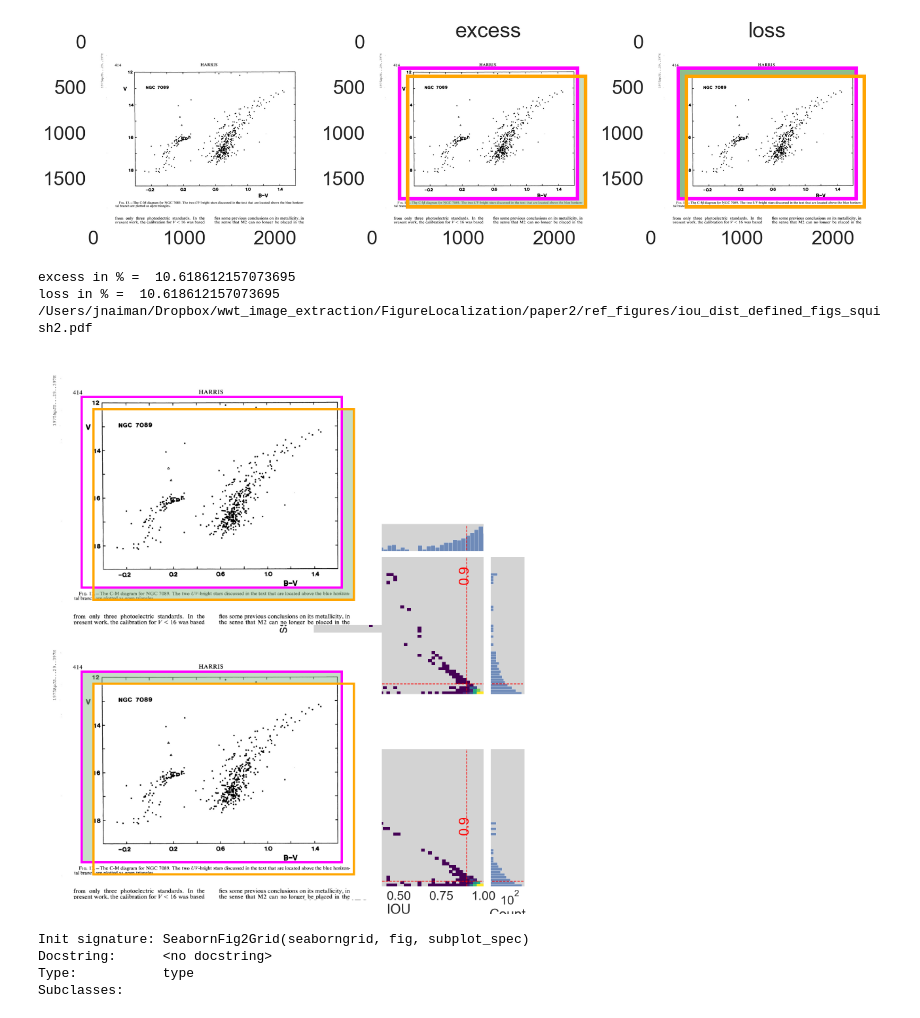
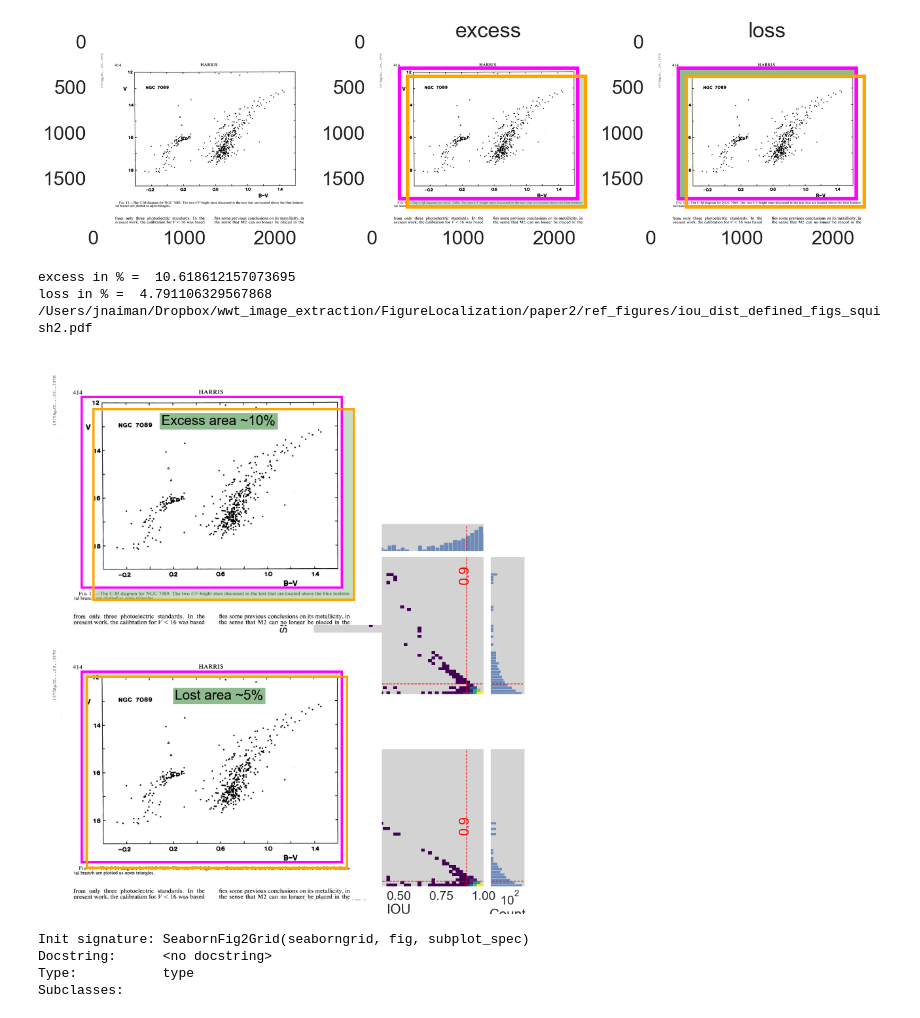
Before and after one commit to ReadingTimeMachine/digitization_at_high_localization, a Jupyter notebook: iou_vs_metrics_of_interest.ipynb, the cells around one changed output. Drawn from its saved outputs; the diff is of its cells as text; code cells hidden in the pictures.

Commit message:
text

```diff
--- a/iou_vs_metrics_of_interest.ipynb
+++ b/iou_vs_metrics_of_interest.ipynb
@@ -1145,9 +1145,12 @@ mg1 = SeabornFig2Grid(gl, fig, gs[1,1])
 # -------- END PLACEMENT ------------
 
 # fake plots
+txtcol = 'black'
 ax1 = plt.subplot(gs[0, 0])
 ax1.imshow(img)
-add_excess(ax1)
+add_excess(ax1)#, set_title='Excess')
+ax1.text(1000-100,500,'Excess area ~10%',backgroundcolor=fill_col, color=txtcol)
+
 #ax1.set_anchor('C')
 # # finally, set new location/dimensions of the axes
 # ax1.set_position([box1.x0, new_bottom1, w1, new_h1])
@@ -1156,8 +1159,9 @@ add_excess(ax1)
 # fake plots
 ax2 = plt.subplot(gs[1, 0])
 ax2.imshow(img)
+ax2.text(1000,500,'Lost area ~5%',backgroundcolor=fill_col, color=txtcol)
 #ax2.set_anchor('C')
-add_loss(ax2)
+add_loss(ax2,dx=40,dy=40)
 
 for a in [ax1,ax2]:
     a.xaxis.set_visible(False)
@@ -1229,35 +1233,35 @@ gl.ax_joint.add_patch(rectf)
 # xmin, ymin, w, h
 #gs.tight_layout(fig, rect=[-0.25, -0.03, 1.2, 1.5]) # for placing fig -- without colorbar
 
 # xmin, ymin, w, h
 ax1.set_position([0.0,0.5,0.5,0.5])
 ax2.set_position([0.0,0.0,0.5,0.5])
 
 width = 0.25 # widht of joint plot
 xmin = 0.405 # x start of joint plots
 ymin = 0.05 # y start of joint plots
 height = 0.25 # height of joint plots
 ywidth = 0.05 # width of y-side marginal
 yspace = 0.01 # space between y-side marginal and joint
 xspace = 0.01 # space between x-side marginal and joint
 plots_vert_space = 0.1 # distance between 2 main joint plots
 gl.ax_joint.set_position([xmin,ymin,width,height])
 gl.ax_marg_y.set_position([xmin+width+yspace, ymin, ywidth, height])
 
 ge.ax_joint.set_position([xmin,ymin+height+plots_vert_space, width, height])
 ge.ax_marg_y.set_position([xmin+width+yspace, ymin+height+plots_vert_space, ywidth, height])
 ge.ax_marg_x.set_position([xmin, ymin+height*2+plots_vert_space+xspace, width, ywidth])
 #fig.set_position([0.5,0.0,0.5,1.0])
 #gs.bottom = 0.0
 
 
 plt.savefig(save_fig_name_base + 'defined_figs_squish2.pdf')#,bbox_inches="tight",pad_inches=0.20)
 print(save_fig_name_base + 'defined_figs_squish2.pdf')
 # %% [output]
 excess in % =  10.618612157073695
-loss in % =  10.618612157073695
+loss in % =  4.791106329567868
 /Users/jnaiman/Dropbox/wwt_image_extraction/FigureLocalization/paper2/ref_figures/iou_dist_defined_figs_squish2.pdf
-[figure, old version]
+[figure, new version]
 # %%
 gl.ax_joint.set_position
 # %% [output]
```
